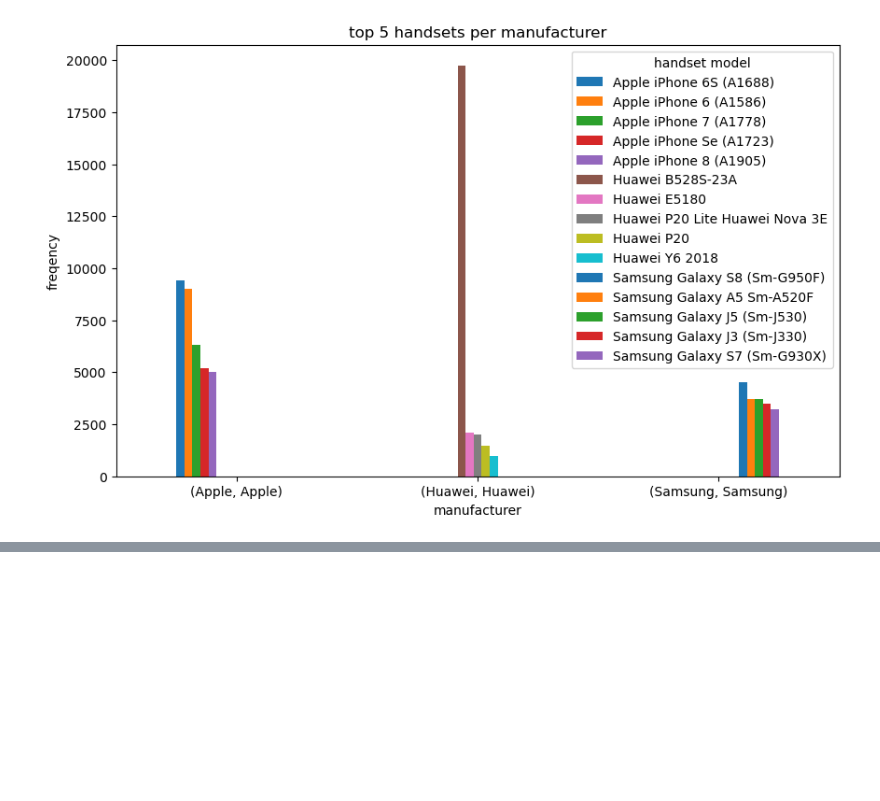
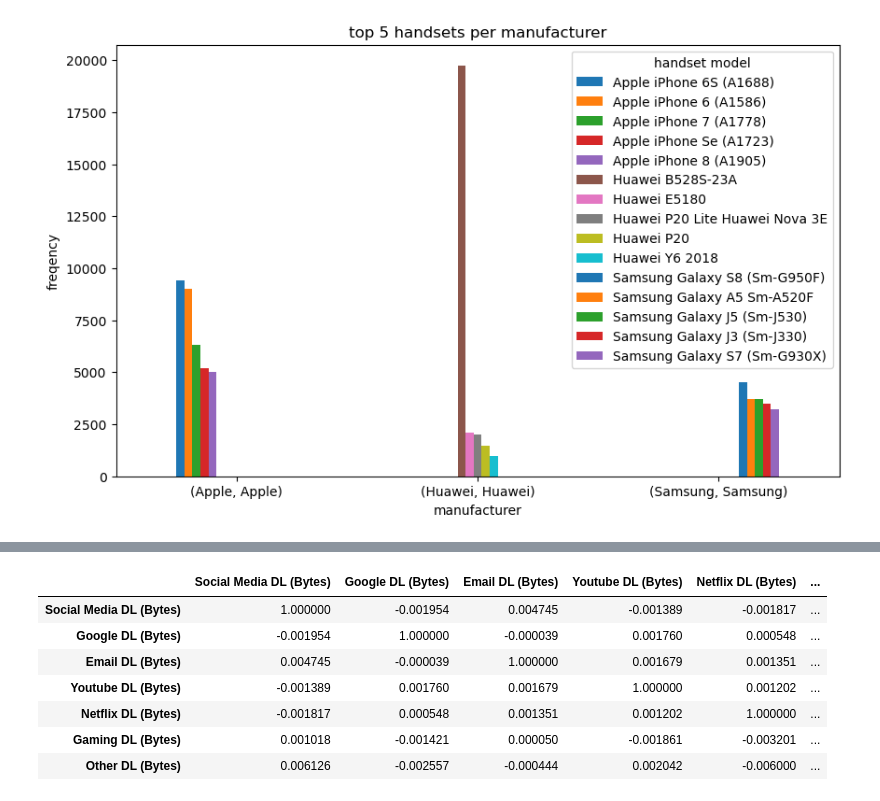
Before and after one commit to mekdes975/10telecom, a Jupyter notebook: notebooks/telecom.ipynb, the cells around one changed output, grey strips where cells are left out. Saved outputs shown, nothing was run; the diff lists cells and outputs as text; code cells hidden in the pictures; blank space fills up the shorter version.

```diff
--- a/notebooks/telecom.ipynb
+++ b/notebooks/telecom.ipynb
@@ -730,0 +783,9 @@ KeyError: "Column(s) ['Application', 'Total_DL', 'Total_UL'] do not exist"
+# %%
+# variable transformation
+# Segment users into deciles based on total session duration
+df_cleaned['Total_Session_duration'] = df_cleaned['Dur. (ms)'].groupby(df_cleaned['MSISDN/Number']).transform('sum')
+df_cleaned['Decile_Class'] = pd.qcut(df_cleaned['Total_Session_duration'], q=5, labels=False)
+
+# Compute total data (DL+UL) per decile class
+total_data_per_decile = df_cleaned.groupby('Decile_Class')[['Total UL (Bytes)', 'Total DL (Bytes)']].sum()
+total_data_per_decile
@@ -730,0 +800,15 @@ KeyError: "Column(s) ['Application', 'Total_DL', 'Total_UL'] do not exist"
+# %%
+# Correlation matrix
+correlation_matrix = df_cleaned[['Social Media DL (Bytes)', 'Google DL (Bytes)', 'Email DL (Bytes)',
+                           'Youtube DL (Bytes)', 'Netflix DL (Bytes)', 'Gaming DL (Bytes)',
+                           'Other DL (Bytes)']].corr()
+correlation_matrix
+# %% [output]
+|  | Social Media DL (Bytes) | Google DL (Bytes) | Email DL (Bytes) | Youtube DL (Bytes) | Netflix DL (Bytes) | ... |
+| Social Media DL (Bytes) | 1.000000 | -0.001954 | 0.004745 | -0.001389 | -0.001817 | ... |
+| Google DL (Bytes) | -0.001954 | 1.000000 | -0.000039 | 0.001760 | 0.000548 | ... |
+| Email DL (Bytes) | 0.004745 | -0.000039 | 1.000000 | 0.001679 | 0.001351 | ... |
+| Youtube DL (Bytes) | -0.001389 | 0.001760 | 0.001679 | 1.000000 | 0.001202 | ... |
+| Netflix DL (Bytes) | -0.001817 | 0.000548 | 0.001351 | 0.001202 | 1.000000 | ... |
+| Gaming DL (Bytes) | 0.001018 | -0.001421 | 0.000050 | -0.001861 | -0.003201 | ... |
+| Other DL (Bytes) | 0.006126 | -0.002557 | -0.000444 | 0.002042 | -0.006000 | ... |
```
Also changed, not shown: parts of 12 cells of this notebook.
